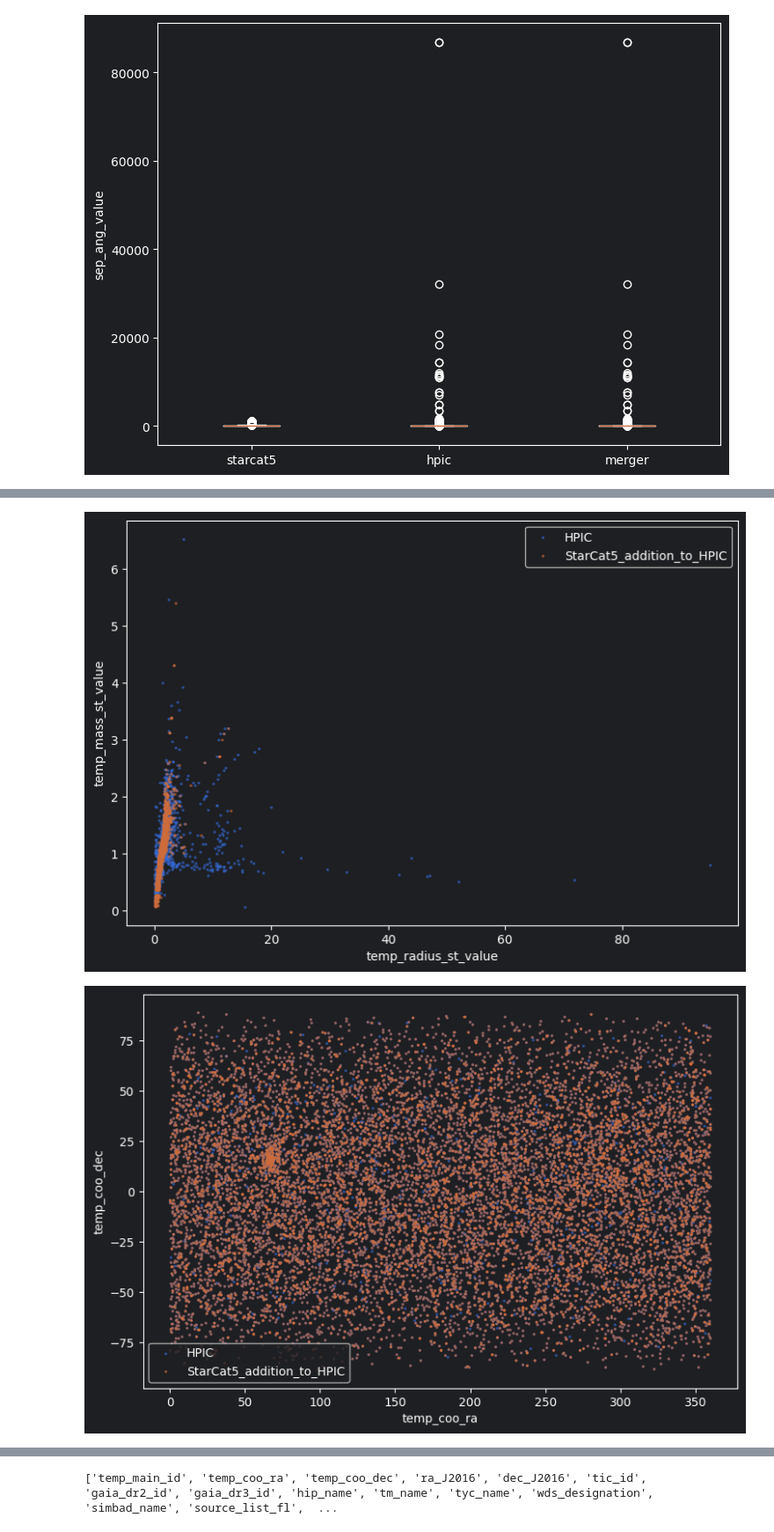
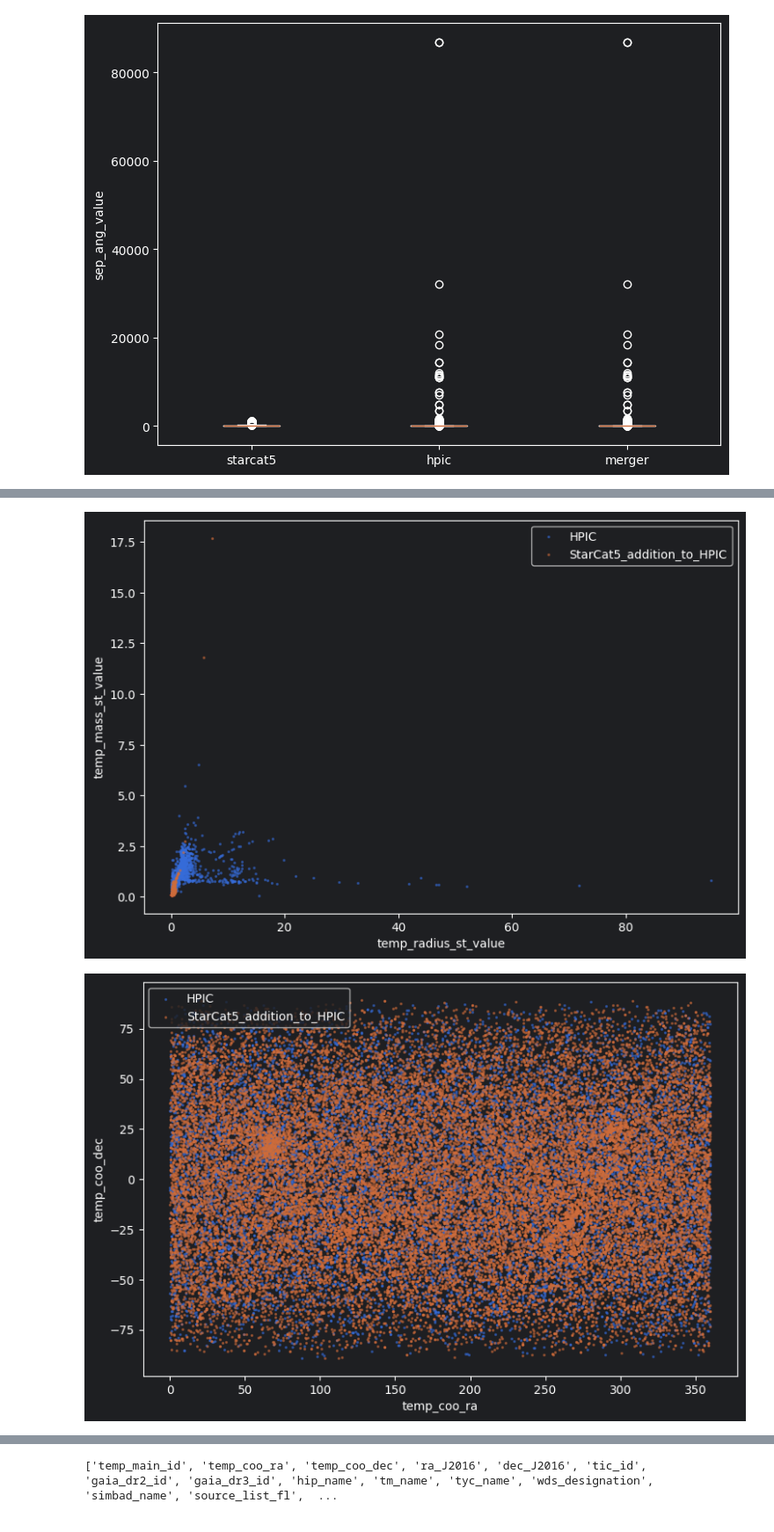
Before and after one commit to fmenti/life_td, a Jupyter notebook: data_generation/life_td_data_generation/catalog/starcat5_merger/NewProject.ipynb, the cells around one changed output, grey strips where cells are left out. Shown at 88% size. Drawn from its saved outputs; the diff is of its cells as text; code cells hidden in the pictures.

```diff
--- a/data_generation/life_td_data_generation/catalog/starcat5_merger/NewProject.ipynb
+++ b/data_generation/life_td_data_generation/catalog/starcat5_merger/NewProject.ipynb
@@ -303,5 +303,5 @@ merger.merger_analysis(pre_merge_hpic, starcat5,catalog,float_colnames)
 # %%
 importlib.reload(merger)
 
-merger.plot_para_vs_para(pre_merge_hpic,masked_starcat5)
+merger.plot_para_vs_para(pre_merge_hpic,pre_merge_starcat)
 # %% [output]
@@ -310,5 +310,5 @@ merger.plot_para_vs_para(pre_merge_hpic,masked_starcat5)
-[figure, old version]
+[figure, new version]
-[figure, old version]
+[figure, new version]
 # %%
 def hist_plot(pre_merge_hpic,masked_starcat5):
     alf = 0.5
```
Also changed, not shown: parts of 6 cells of this notebook, 1 other file.
